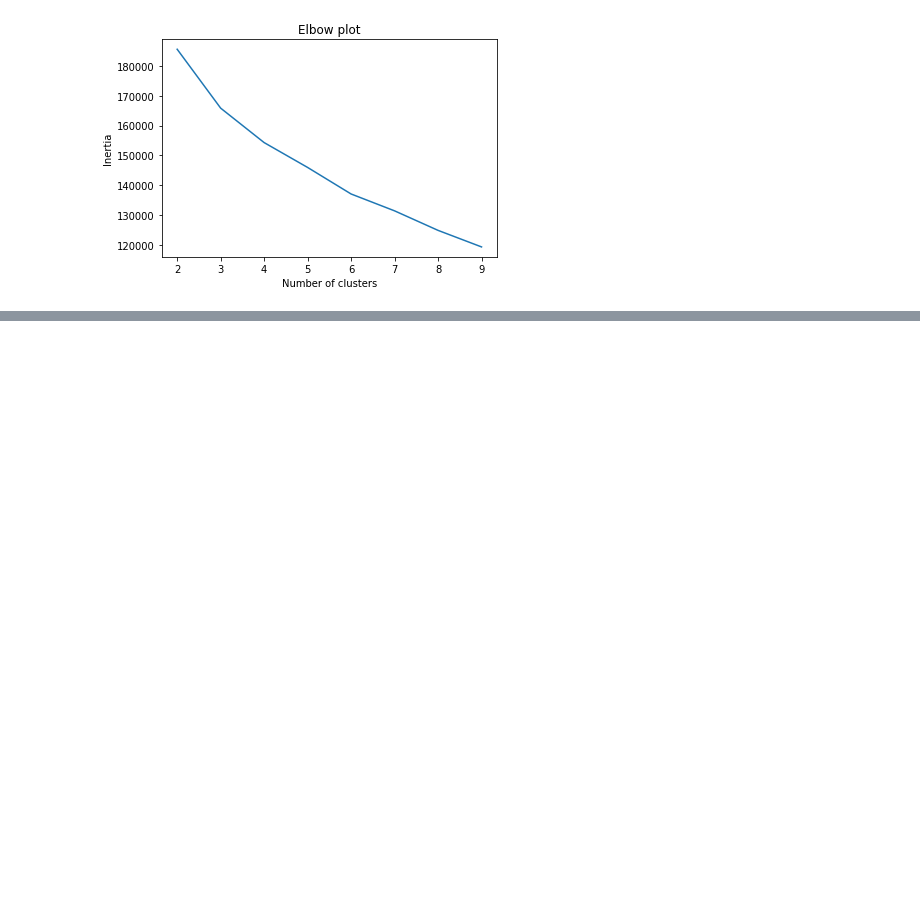
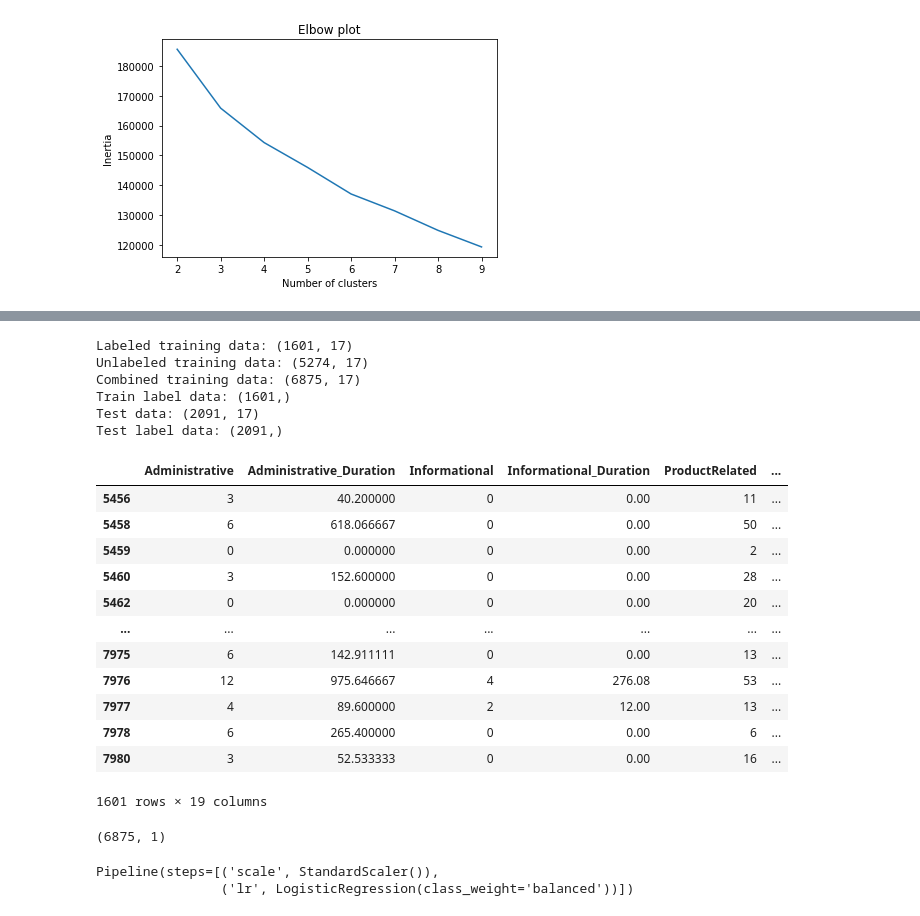
Before and after one commit to mcastelli5/FourthBrainMC, a Jupyter notebook: assignments/midterm/midterm.ipynb, the cells around one changed output, grey strips where cells are left out. Saved outputs shown, nothing was run; the diff lists cells and outputs as text; code cells hidden in the pictures; blank space fills up the shorter version.

```diff
--- a/assignments/midterm/midterm.ipynb
+++ b/assignments/midterm/midterm.ipynb
@@ -536,0 +537,4 @@ display(cluster5.iloc[:, :-11].describe().transpose())
+# %%
+# Get training data from raw dataset and confirm the data split
+train_df = raw_data[raw_data.Month.isin([6,7,8,9])]
+print(train_df.Month.value_counts())
@@ -536,0 +619,40 @@ display(cluster5.iloc[:, :-11].describe().transpose())
+# %%
+# Assemble training data with labeled and unlabeled data
+X = np.vstack((X_train, unlabeled_data))
+
+print(f"Labeled training data: {X_train.shape}")
+print(f"Unlabeled training data: {unlabeled_data.shape}")
+print(f"Combined training data: {X.shape}")
+print(f"Train label data: {y_train.shape}")
+print(f"Test data: {X_test.shape}")
+print(f"Test label data: {y_test.shape}")
+# %% [output]
+Labeled training data: (1601, 17)
+Unlabeled training data: (5274, 17)
+Combined training data: (6875, 17)
+Train label data: (1601,)
+Test data: (2091, 17)
+Test label data: (2091,)
+# %%
+display(train_df)
+# %% [output]
+|  | Administrative | Administrative_Duration | Informational | Informational_Duration | ProductRelated | ... |
+| 5456 | 3 | 40.200000 | 0 | 0.00 | 11 | ... |
+| 5458 | 6 | 618.066667 | 0 | 0.00 | 50 | ... |
+| 5459 | 0 | 0.000000 | 0 | 0.00 | 2 | ... |
+| 5460 | 3 | 152.600000 | 0 | 0.00 | 28 | ... |
+| 5462 | 0 | 0.000000 | 0 | 0.00 | 20 | ... |
+| ... | ... | ... | ... | ... | ... | ... |
+| 7975 | 6 | 142.911111 | 0 | 0.00 | 13 | ... |
+| 7976 | 12 | 975.646667 | 4 | 276.08 | 53 | ... |
+| 7977 | 4 | 89.600000 | 2 | 12.00 | 13 | ... |
+| 7978 | 6 | 265.400000 | 0 | 0.00 | 6 | ... |
+| 7980 | 3 | 52.533333 | 0 | 0.00 | 16 | ... |
+1601 rows × 19 columns
+# %%
+# Assemble test dataset with dummy variables and labeled test data for test rows
+X_dummy = np.ones((5274, 1)) * -1
+y = np.vstack((np.array(y_train).reshape(-1,1), X_dummy))
+print(y.shape)
+# %% [output]
+(6875, 1)
@@ -536,0 +665,11 @@ display(cluster5.iloc[:, :-11].describe().transpose())
+# %%
+# Instantiate Model and Pipeline for Logistic Regression model
+lr_pipe = Pipeline(steps=[
+    ('scale', StandardScaler()),
+    ('lr', LogisticRegression(class_weight='balanced'))
+])
+
+lr_pipe.fit(X, semi_y)
+# %% [output]
+Pipeline(steps=[('scale', StandardScaler()),
+                ('lr', LogisticRegression(class_weight='balanced'))])
```
Also changed, not shown: parts of 32 cells of this notebook.
